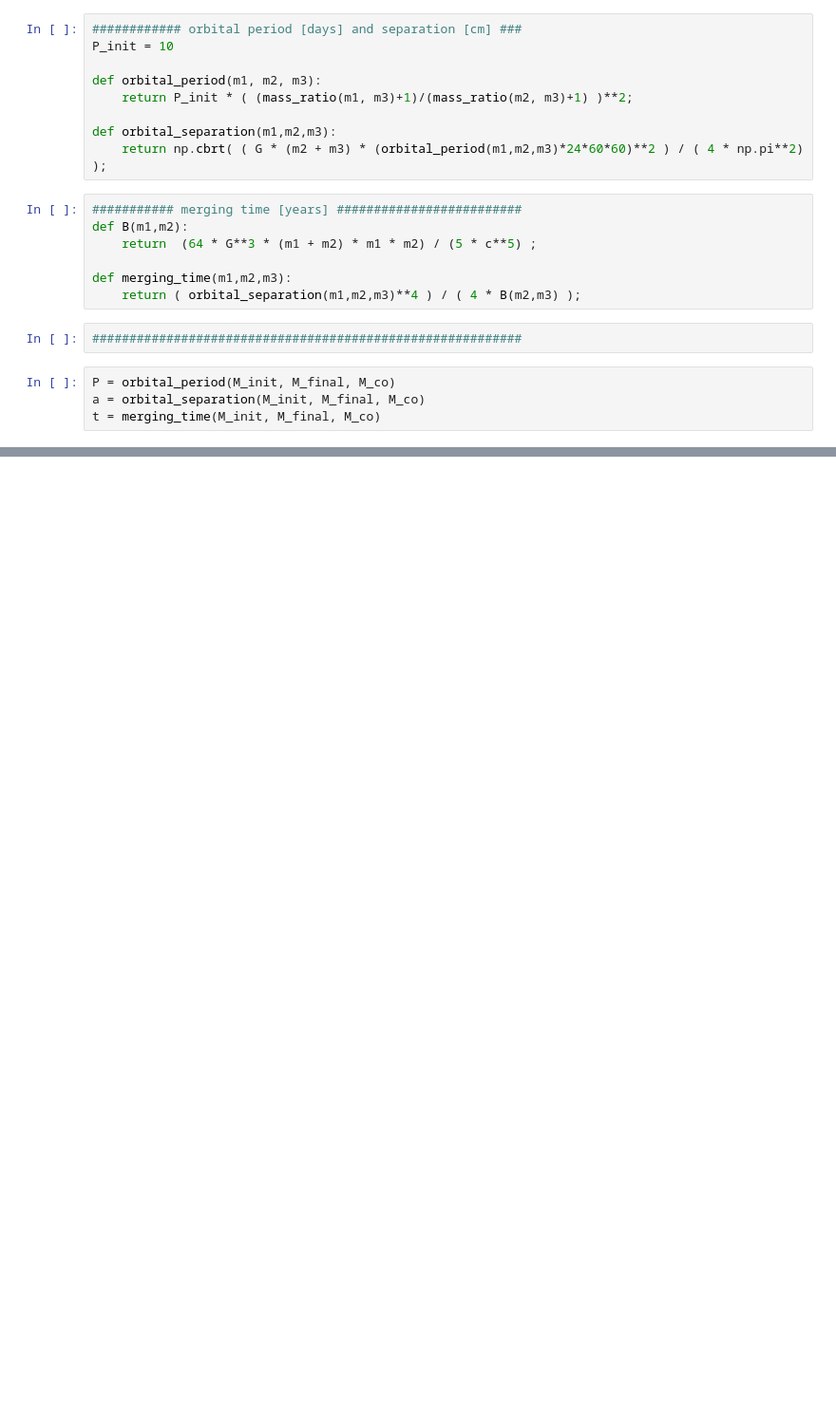
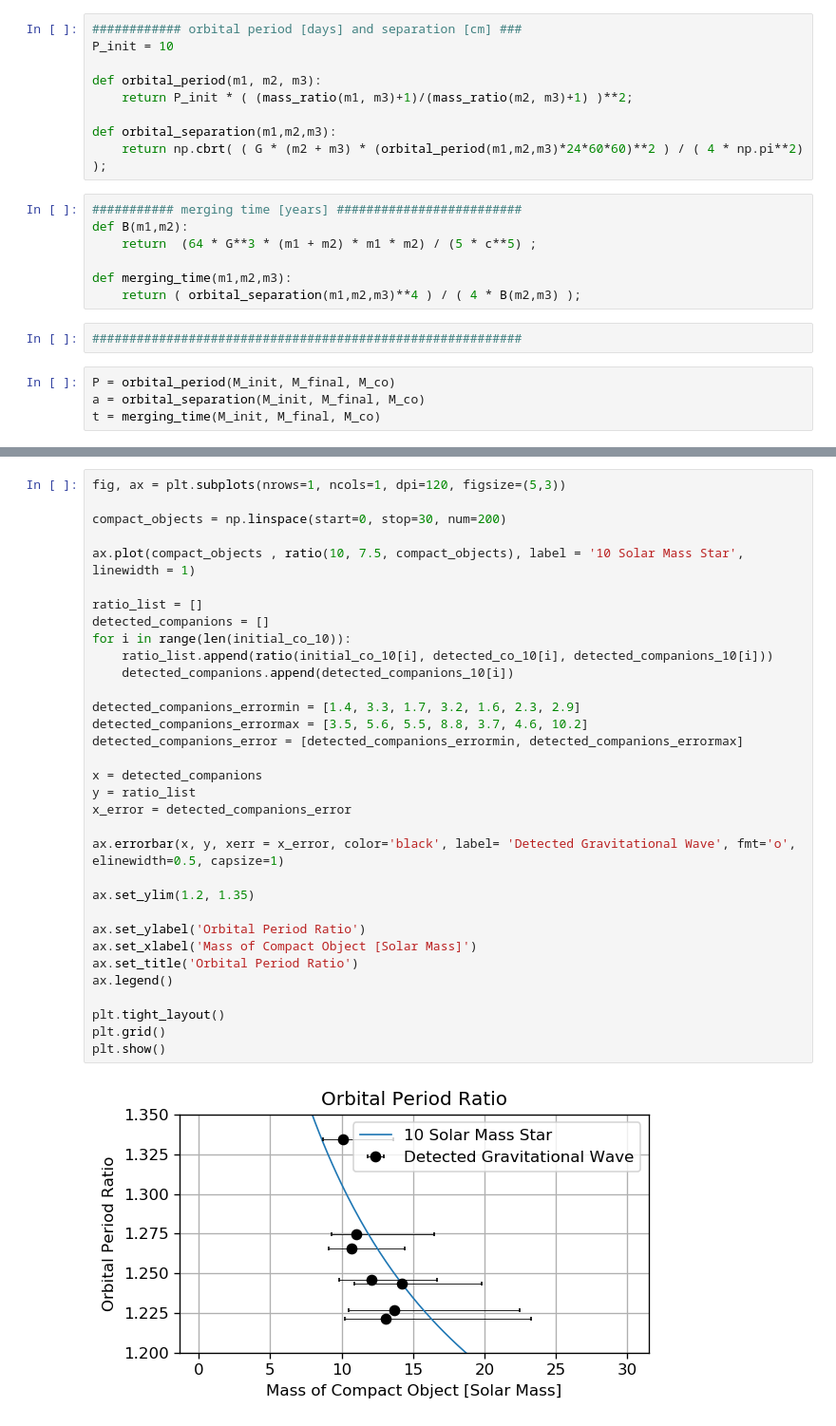
Before and after one commit to Louis-mat/Stellar-Winds, a Jupyter notebook: StellarWindsNotebook.ipynb, the cells around one changed output, grey strips where cells are left out. Shown: that part at 95% size. Saved outputs shown, nothing was run; the diff lists cells and outputs as text; blank space fills up the shorter version.

```diff
--- a/StellarWindsNotebook.ipynb
+++ b/StellarWindsNotebook.ipynb
@@ -52,0 +111,35 @@ P,a,t
+# %%
+fig, ax = plt.subplots(nrows=1, ncols=1, dpi=120, figsize=(5,3))
+
+compact_objects = np.linspace(start=0, stop=30, num=200)
+
+ax.plot(compact_objects , ratio(10, 7.5, compact_objects), label = '10 Solar Mass Star', linewidth = 1)
+
+ratio_list = []
+detected_companions = []
+for i in range(len(initial_co_10)):
+    ratio_list.append(ratio(initial_co_10[i], detected_co_10[i], detected_companions_10[i]))
+    detected_companions.append(detected_companions_10[i])
+
+detected_companions_errormin = [1.4, 3.3, 1.7, 3.2, 1.6, 2.3, 2.9]
+detected_companions_errormax = [3.5, 5.6, 5.5, 8.8, 3.7, 4.6, 10.2]
+detected_companions_error = [detected_companions_errormin, detected_companions_errormax]
+
+x = detected_companions
+y = ratio_list
+x_error = detected_companions_error
+
+ax.errorbar(x, y, xerr = x_error, color='black', label= 'Detected Gravitational Wave', fmt='o', elinewidth=0.5, capsize=1)
+
+ax.set_ylim(1.2, 1.35)
+
+ax.set_ylabel('Orbital Period Ratio')
+ax.set_xlabel('Mass of Compact Object [Solar Mass]')
+ax.set_title('Orbital Period Ratio')
+ax.legend()
+
+plt.tight_layout()
+plt.grid()
+plt.show()
+# %% [output]
+[figure, added]
```
Also changed, not shown: parts of 6 cells of this notebook.
